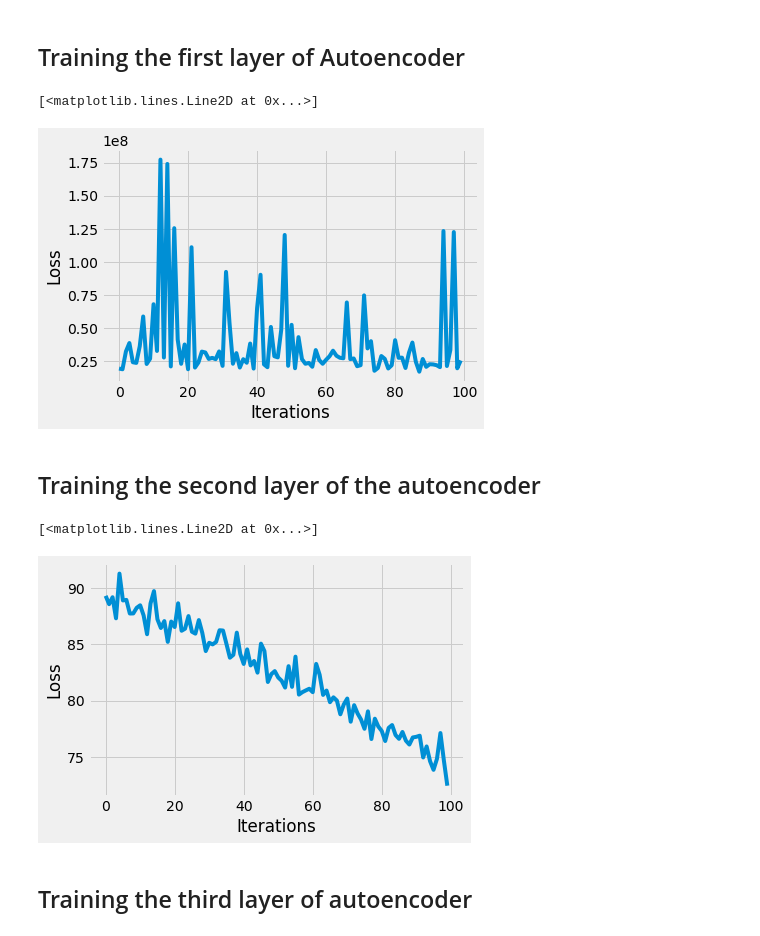
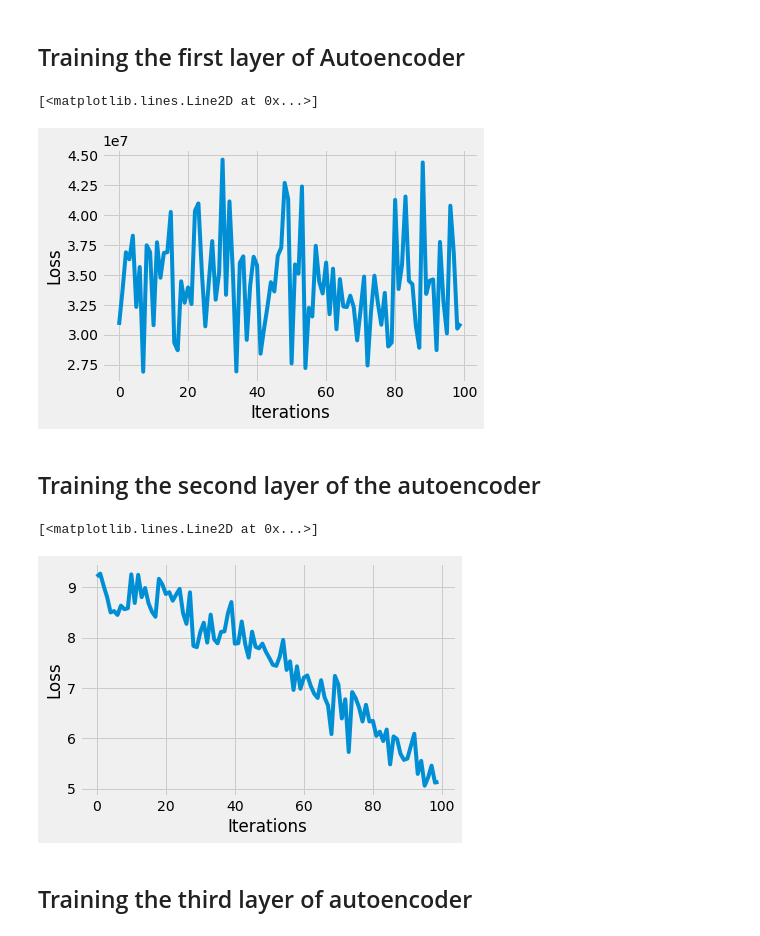
Before and after one commit to nehamjain10/CS6910_Assignments, a Jupyter notebook: Assignment_2/Assignment2Task2.ipynb, the cells around one changed output. Cells and saved outputs as stored; diff of their text form; code cells hidden in the pictures.

```diff
--- a/Assignment_2/Assignment2Task2.ipynb
+++ b/Assignment_2/Assignment2Task2.ipynb
@@ -19,23 +19,23 @@ device = torch.device("cuda") if torch.cuda.is_available() else torch.device("cp
 # 3 - gallina
 # 4 - gatto
 
-df1 = pd.read_csv('/content/cavallo.csv', header=None)
+df1 = pd.read_csv('content/cavallo.csv', header=None)
 df1.rename(columns={0: 'y'}, inplace=True)
 df1 = df1.assign(y=0)
 
-df2 = pd.read_csv('/content/elefante.csv', header=None)
+df2 = pd.read_csv('content/elefante.csv', header=None)
 df2.rename(columns={0: 'y'}, inplace=True)
 df2 = df2.assign(y=1)
 
-df3 = pd.read_csv('/content/farfalla.csv', header=None)
+df3 = pd.read_csv('content/farfalla.csv', header=None)
 df3.rename(columns={0: 'y'}, inplace=True)
 df3 = df3.assign(y=2)
 
-df4 = pd.read_csv('/content/gallina.csv', header=None)
+df4 = pd.read_csv('content/gallina.csv', header=None)
 df4.rename(columns={0: 'y'}, inplace=True)
 df4 = df4.assign(y=3)
 
-df5 = pd.read_csv('/content/gatto.csv', header=None)
+df5 = pd.read_csv('content/gatto.csv', header=None)
 df5.rename(columns={0: 'y'}, inplace=True)
 df5 = df5.assign(y=4)
 
@@ -77,46 +77,43 @@ class AANN1(nn.Module):
 # %% [markdown]
 ## Training the first layer of Autoencoder
 # %%
-BATCH_SIZE = 1
+BATCH_SIZE = 32
 loader = DataLoader(TensorDataset(torch.tensor(X), torch.tensor(y)), batch_size = BATCH_SIZE, shuffle = True)
 
-AANN1 = AANN1()
-AANN1.to(device)
+SAE1 = AANN1()
+SAE1.to(device)
 
 loss_function = nn.MSELoss(reduction = 'mean')
 
-optimizer = optim.Adam(AANN1.parameters(), lr = 3e-4, weight_decay = 1e-8)
+optimizer = optim.Adam(SAE1.parameters(), lr = 3e-4, weight_decay = 1e-8)
 
 epochs = 10
 losses = []
 for epoch in range(epochs):
   for (histogram, _) in loader:
     # Output of Autoencoder
-    AANN1.train()
+    SAE1.train()
     histogram = histogram.type(torch.float32).to(device)
     optimizer.zero_grad()
 
-    reconstructed = AANN1(histogram)
+    reconstructed = SAE1(histogram)
     reconstructed = reconstructed.squeeze()
     # Calculating the loss
     histogram = histogram.squeeze()
     loss = loss_function(reconstructed, histogram)
 
-    # The gradients are set to zero,
-    # the the gradient is computed and stored.
-    # .step() performs parameter update
     loss.backward()
     optimizer.step()
 
     # Storing the losses in a list for plotting
     losses.append(loss.detach().cpu().numpy())
 
 # Defining the Plot Style
 plt.style.use('fivethirtyeight')
 plt.xlabel('Iterations')
 plt.ylabel('Loss')
 
 plt.plot(losses[:100])
 # %% [output]
 [<matplotlib.lines.Line2D at 0x...>]
-[figure, old version]
+[figure, new version]
@@ -162,38 +140,38 @@ class AANN2(nn.Module):
         decoded = self.decoder(encoded)
         return decoded
 # %%
-BATCH_SIZE = 1
-loader = DataLoader(TensorDataset(torch.tensor(Z1), torch.tensor(Y1)), batch_size = BATCH_SIZE, shuffle = True)
+BATCH_SIZE = 32
 
-AANN2 = AANN2()
-AANN2.to(device)
+SAE1.eval()
+SAE2 = AANN2()
+SAE2.to(device)
 
 loss_function = nn.MSELoss(reduction = 'mean')
 
-optimizer = optim.Adam(AANN2.parameters(), lr = 3e-4, weight_decay = 1e-8)
+optimizer = optim.Adam(SAE2.parameters(), lr = 3e-4, weight_decay = 1e-8)
 
 epochs = 10
 losses = []
 for epoch in range(epochs):
   for (histogram, _) in loader:
     # Output of Autoencoder
-    AANN2.train()
+
+    SAE2.train()
     histogram = histogram.type(torch.float32).to(device)
     optimizer.zero_grad()
 
-    reconstructed = AANN2(histogram)
+    output_intermediate = SAE1.encoder(histogram)
+
+    reconstructed = SAE2(output_intermediate)
     reconstructed = reconstructed.squeeze()
+
     # Calculating the loss
-    histogram = histogram.squeeze()
-    loss = loss_function(reconstructed, histogram)
+    output_intermediate = output_intermediate.squeeze()
+    loss = loss_function(reconstructed, output_intermediate)
 
-    # The gradients are set to zero,
-    # the the gradient is computed and stored.
-    # .step() performs parameter update
     loss.backward()
     optimizer.step()
 
-    # Storing the losses in a list for plotting
     losses.append(loss.detach().cpu().numpy())
 
 # Defining the Plot Style
@@ -204,4 +182,4 @@ plt.ylabel('Loss')
 plt.plot(losses[:100])
 # %% [output]
 [<matplotlib.lines.Line2D at 0x...>]
-[figure, old version]
+[figure, new version]
```
Also changed, not shown: parts of 6 cells of this notebook, 5 other files.
